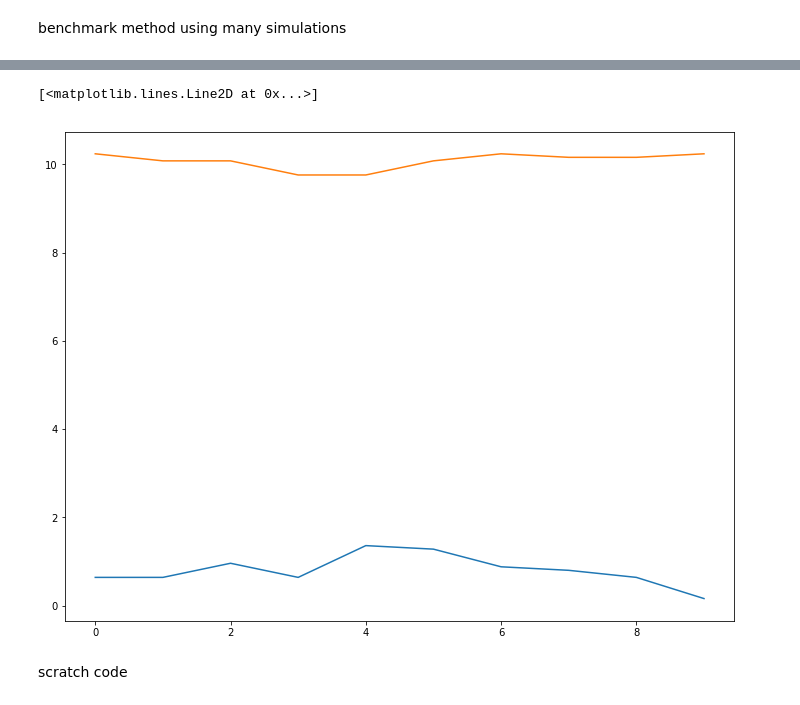
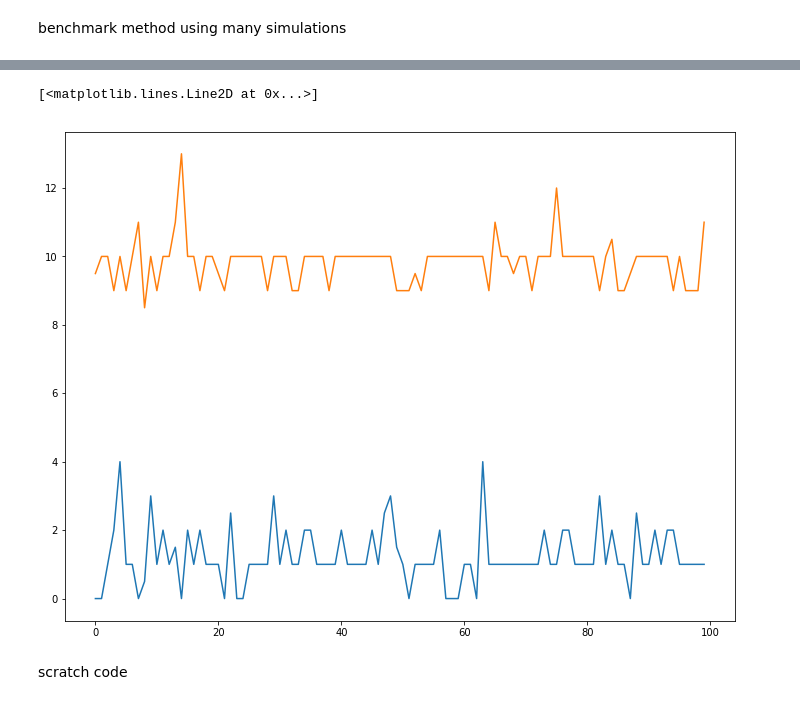
Before and after one commit to rhaksar/filter-large-GMDPs, a Jupyter notebook: message passing.ipynb, the cells around one changed output, grey strips where cells are left out. Saved outputs shown, nothing was run; the diff lists cells and outputs as text; code cells hidden in the pictures.

Commit message:
Generated some results.

```diff
--- a/message passing.ipynb
+++ b/message passing.ipynb
@@ -592,7 +592,7 @@ ax3 = visualize_forest(ax3, state_est)
 benchmark method using many simulations
 # %%
 grid_size = 10
-Kparam = 10
+Kparam = 1
 Cparam = None
 
 total_sims = 100
@@ -659,8 +659,11 @@ for s_idx,s in enumerate(range(total_sims)):
                 p_list[meas] += meas_right - meas_wrong
                 meas_data[i,j] = np.random.choice([0,1,2], p=p_list)
 
-        belief, _, _ = variational_method(belief, neighbors, grid_size, meas_data, Kmax=Kparam, C=Cparam)
+        belief, _, status = variational_method(belief, neighbors, grid_size, meas_data, Kmax=Kparam, C=Cparam)
         state_est = np.argmax(belief, axis=2)
+
+        if status and status[0] != 'Converged':
+            print('[seed %d | sim step %d] VI did not converge after %d iterations' %(seed, sim.iter,status[1]))
 
         results[seed]['state_error'].append(np.sum(state_est != sim.state))
         results[seed]['meas_error'].append(np.sum(meas_data != sim.state))
@@ -686,14 +699,14 @@ output.close()
 # %%
-state_error_plot = [np.median(results[s]['state_error'])*100/grid_size**2 for s in results.keys()]
-meas_error_plot = [np.median(results[s]['meas_error'])*100/grid_size**2 for s in results.keys()]
+state_error_plot = [np.median(results[s]['state_error'])*100/grid_size**2 for s in results.keys() if isinstance(s, int)]
+meas_error_plot = [np.median(results[s]['meas_error'])*100/grid_size**2 for s in results.keys() if isinstance(s, int)]
 
 fig = plt.figure(figsize=(12,9))
 ax = fig.add_subplot(111)
 ax.plot(state_error_plot)
 ax.plot(meas_error_plot)
 # %% [output]
 [<matplotlib.lines.Line2D at 0x...>]
-[figure, old version]
+[figure, new version]
 # %% [markdown]
 scratch code
 # %%
```
Also changed, not shown: parts of 1 cell of this notebook.
